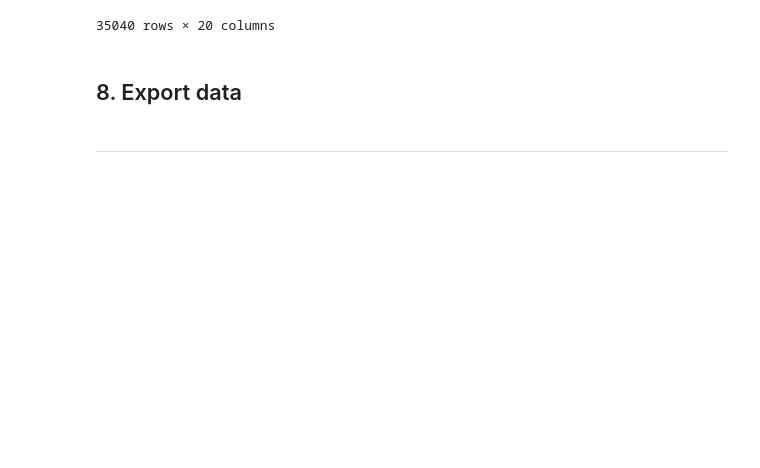
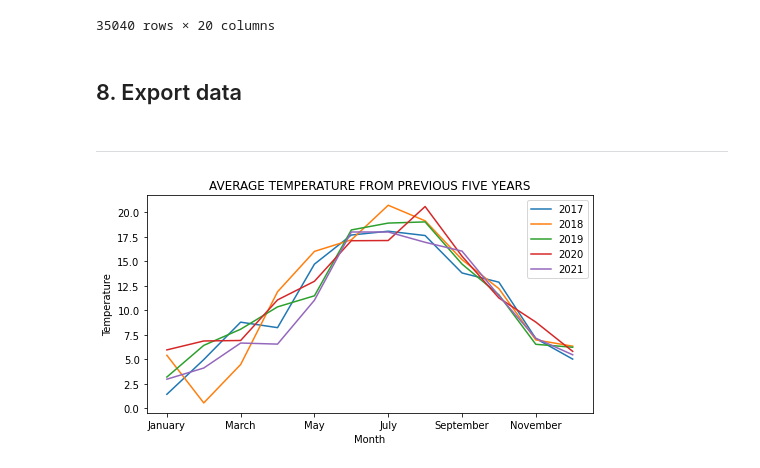
Before and after one commit to SoniAnmol/Modelling-Dutch-Energy-Communities, a Jupyter notebook: data/data_prep.ipynb, the cells around one changed output. Saved outputs shown, nothing was run; the diff lists cells and outputs as text; code cells hidden in the pictures; blank space fills up the shorter version.

Commit message:
analysed last 5 years temperature data

```diff
--- a/data/data_prep.ipynb
+++ b/data/data_prep.ipynb
@@ -52,0 +55,18 @@ df.to_csv('processed/model_input_data.csv')
+# %%
+df = pd.read_csv("raw/tas_timeseries_monthly_cru_1901-2021_NLD.csv")
+# %%
+df['Month'] = pd.date_range(start="01/01/2021", periods=12, freq='M').strftime("%B")
+# %%
+df = df.set_index('Month')
+# %%
+# slice number of years for plotting
+years = ['2017', '2018', '2019', '2020', '2021']
+df = df[years]
+# %%
+fig, ax = plt.subplots(figsize=(8, 4))
+df.plot(ax=ax)
+ax.set_ylabel('Temperature')
+ax.set_title('Average temperature from previous five years'.upper())
+plt.savefig("../images/temperature_variation_five_years.png", dpi=300)
+# %% [output]
+[figure, added]
```
Also changed, not shown: parts of 2 cells of this notebook, 3 other files.
